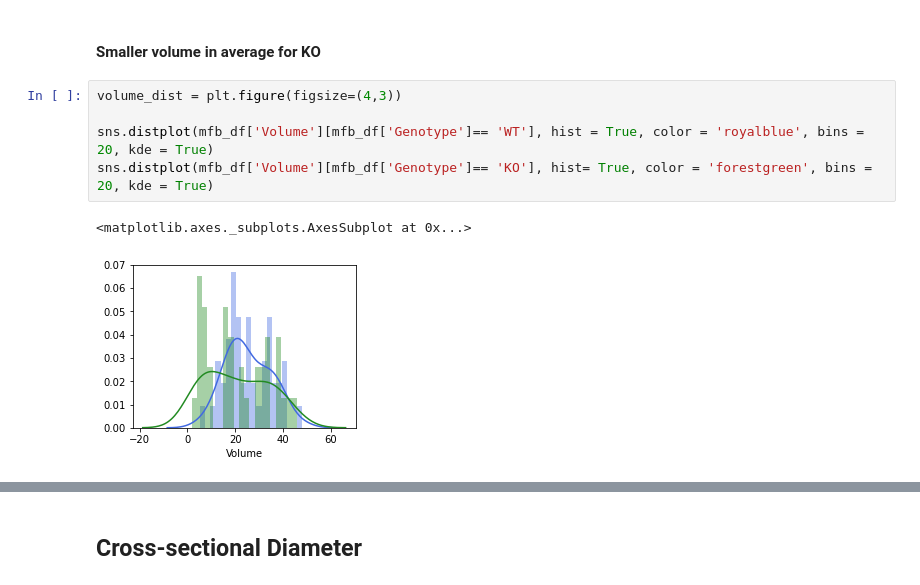
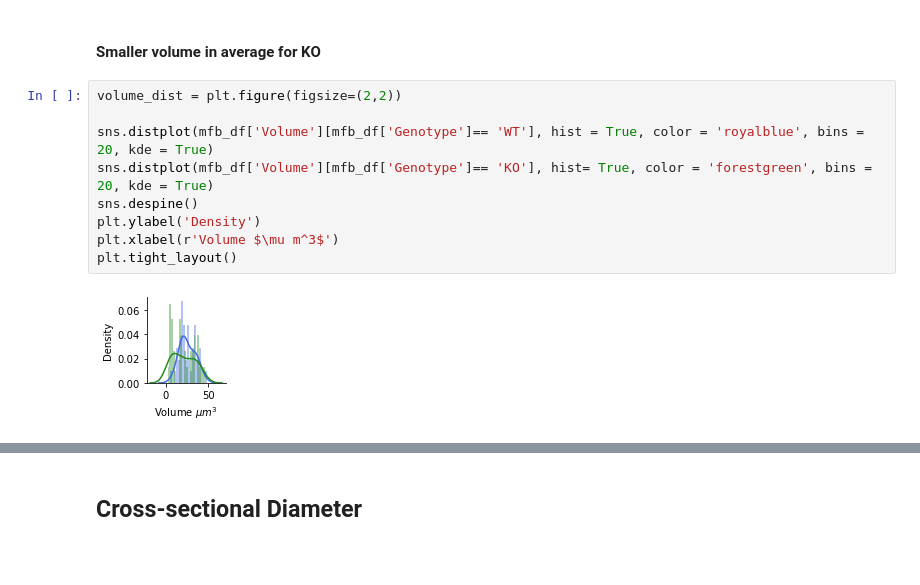
Before and after one commit to FMendezSlc/NeuroPy, a Jupyter notebook: morphology_analysis.ipynb, the cells around one changed output, grey strips where cells are left out. Cells and saved outputs as stored; diff of their text form; blank space fills up the shorter version.

```diff
--- a/morphology_analysis.ipynb
+++ b/morphology_analysis.ipynb
@@ -257,10 +257,13 @@ pg.mwu(mfb_df['Volume'][mfb_df['Genotype']=='WT'], mfb_df['Volume'][mfb_df['Geno
 # %% [markdown]
 #### Smaller volume in average for KO
 # %%
-volume_dist = plt.figure(figsize=(4,3))
+volume_dist = plt.figure(figsize=(2,2))
 
 sns.distplot(mfb_df['Volume'][mfb_df['Genotype']== 'WT'], hist = True, color = 'royalblue', bins = 20, kde = True)
 sns.distplot(mfb_df['Volume'][mfb_df['Genotype']== 'KO'], hist= True, color = 'forestgreen', bins = 20, kde = True)
+sns.despine()
+plt.ylabel('Density')
+plt.xlabel(r'Volume $\mu m^3$')
+plt.tight_layout()
 # %% [output]
-<matplotlib.axes._subplots.AxesSubplot at 0x...>
-[figure, old version]
+[figure, new version]
```
Also changed, not shown: parts of 3 cells of this notebook.
